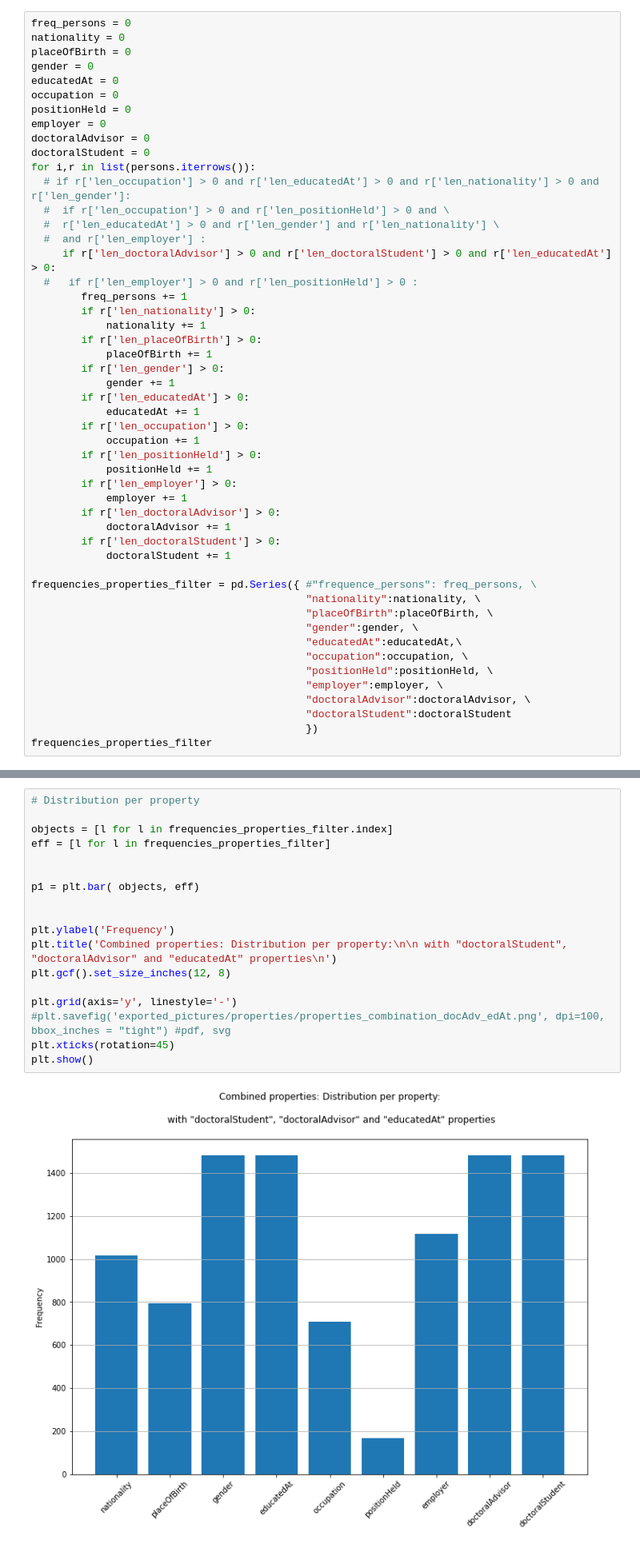
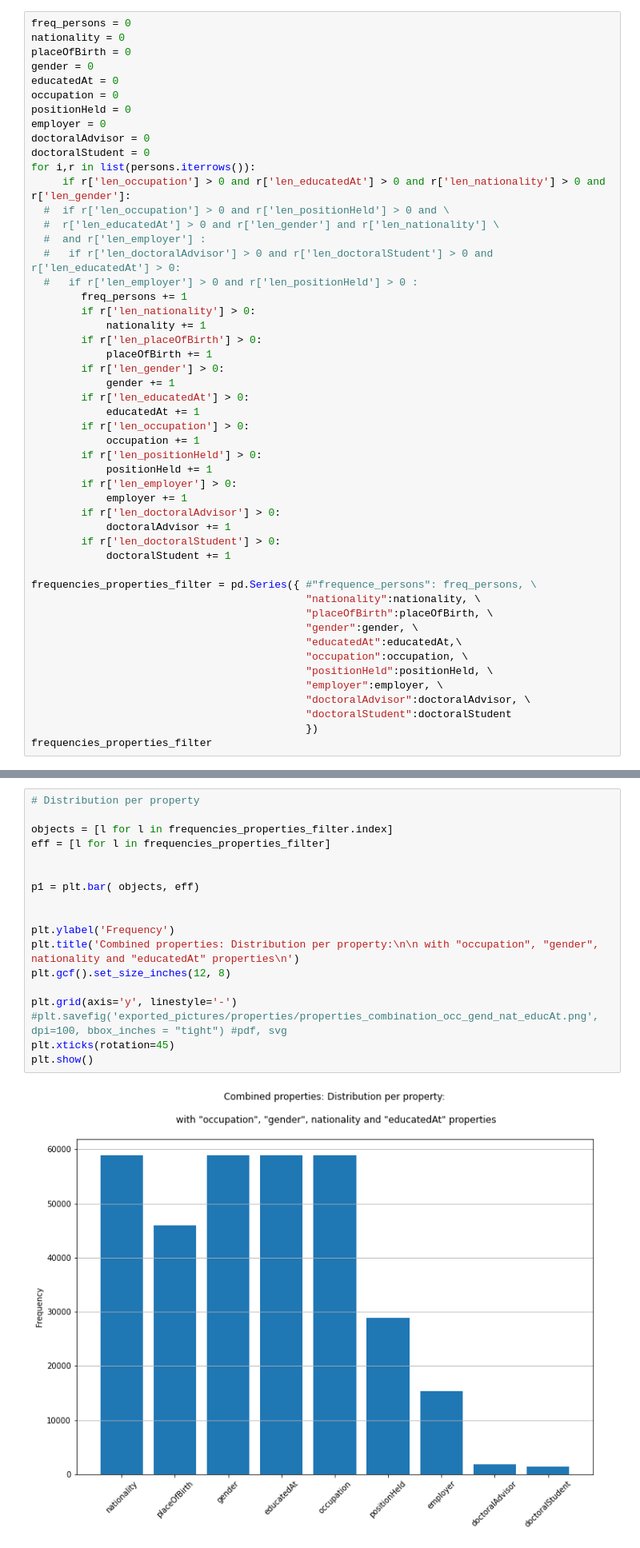
Before and after one commit to Semantic-Data-for-Humanities/Economists_Jurists, a Jupyter notebook: Notebooks/Sounding_properties_Wikidata.ipynb, the cells around one changed output, grey strips where cells are left out. Shown at 80% size. Drawn from its saved outputs; the diff is of its cells as text.

Commit message:
add distribution nationalities per gender and occupation

```diff
--- a/Notebooks/Sounding_properties_Wikidata.ipynb
+++ b/Notebooks/Sounding_properties_Wikidata.ipynb
@@ -2533,11 +2532,11 @@ employer = 0
 doctoralAdvisor = 0
 doctoralStudent = 0
 for i,r in list(persons.iterrows()):
-  # if r['len_occupation'] > 0 and r['len_educatedAt'] > 0 and r['len_nationality'] > 0 and r['len_gender']:
+     if r['len_occupation'] > 0 and r['len_educatedAt'] > 0 and r['len_nationality'] > 0 and r['len_gender']:
   #  if r['len_occupation'] > 0 and r['len_positionHeld'] > 0 and \
   #  r['len_educatedAt'] > 0 and r['len_gender'] and r['len_nationality'] \
   #  and r['len_employer'] :
-     if r['len_doctoralAdvisor'] > 0 and r['len_doctoralStudent'] > 0 and r['len_educatedAt'] > 0:
+  #   if r['len_doctoralAdvisor'] > 0 and r['len_doctoralStudent'] > 0 and r['len_educatedAt'] > 0:
   #   if r['len_employer'] > 0 and r['len_positionHeld'] > 0 :
         freq_persons += 1
         if r['len_nationality'] > 0:
@@ -2585,23 +2584,23 @@ dtype: int64
 # %%
 # Distribution per property
 
 objects = [l for l in frequencies_properties_filter.index]
 eff = [l for l in frequencies_properties_filter]
 
 
 p1 = plt.bar( objects, eff)
 
 
 plt.ylabel('Frequency')
-plt.title('Combined properties: Distribution per property:\n\n with "doctoralStudent", "doctoralAdvisor" and "educatedAt" properties\n')
+plt.title('Combined properties: Distribution per property:\n\n with "occupation", "gender", nationality and "educatedAt" properties\n')
 plt.gcf().set_size_inches(12, 8)
 
 plt.grid(axis='y', linestyle='-')
-#plt.savefig('exported_pictures/properties/properties_combination_docAdv_edAt.png', dpi=100, bbox_inches = "tight") #pdf, svg
+#plt.savefig('exported_pictures/properties/properties_combination_occ_gend_nat_educAt.png', dpi=100, bbox_inches = "tight") #pdf, svg
 plt.xticks(rotation=45)
 plt.show()
 # %% [output]
-[figure, old version]
+[figure, new version]
 # %% [markdown]
 #### Comments:
 * The  properties "occupation", "nationality","gender","educatedAt", "positionHeld" and "employer" :
```
Also changed, not shown: parts of 37 cells of this notebook, 13 other files.
